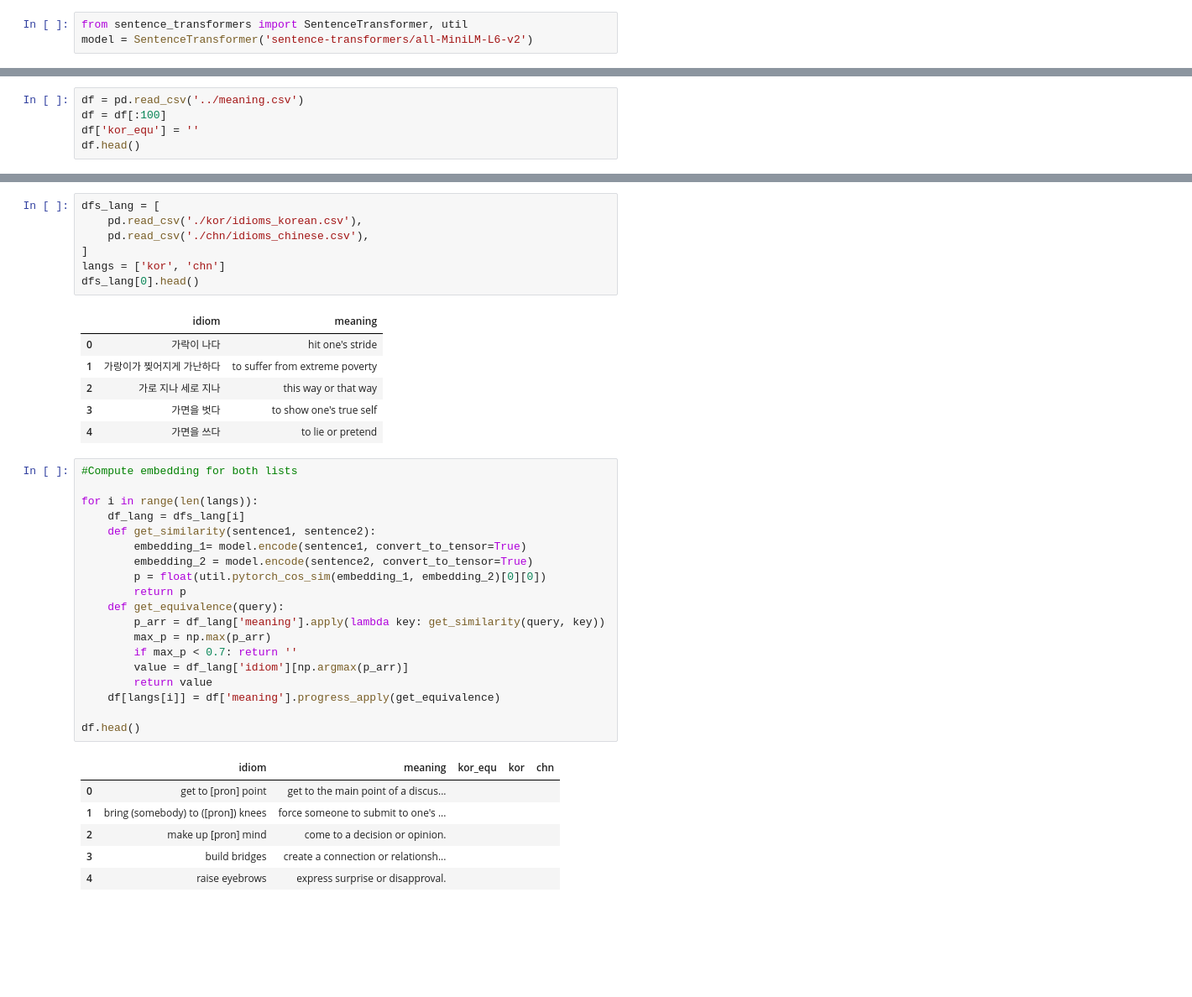
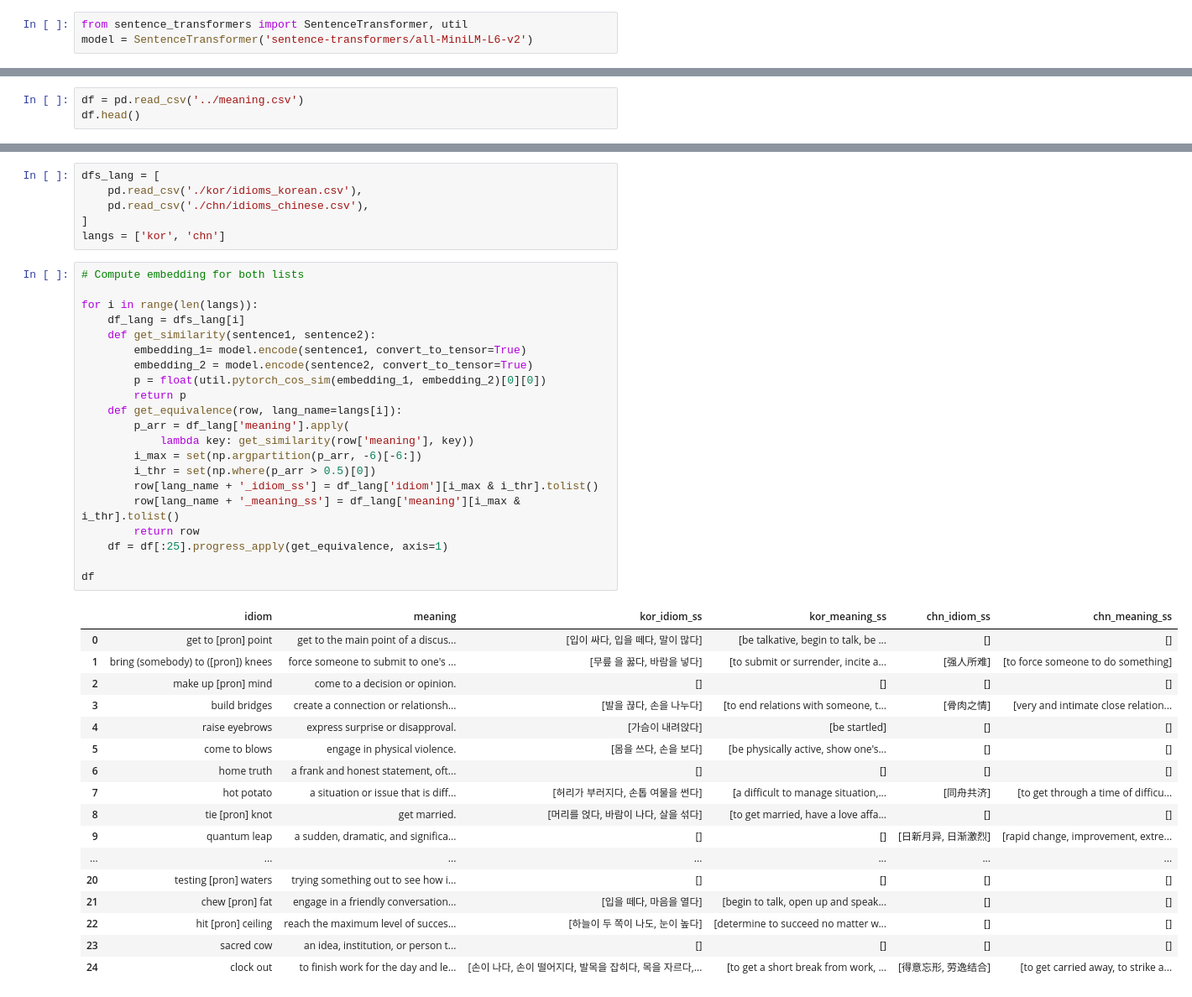
Before and after one commit to jaechan-repo/mt-ambiguity-wip, a Jupyter notebook: multilingual/cosine_simillarity.ipynb, the cells around one changed output, grey strips where cells are left out. Shown: that part at 84% size. Drawn from its saved outputs; the diff is of its cells as text; blank space fills up the shorter version.

```diff
--- a/multilingual/cosine_simillarity.ipynb
+++ b/multilingual/cosine_simillarity.ipynb
@@ -11,6 +13,4 @@ tqdm.pandas()
 # %%
 df = pd.read_csv('../meaning.csv')
-df = df[:100]
-df['kor_equ'] = ''
 df.head()
 # %% [output]
@@ -26,37 +26,42 @@ dfs_lang = [
     pd.read_csv('./chn/idioms_chinese.csv'),
 ]
 langs = ['kor', 'chn']
-dfs_lang[0].head()
-# %% [output]
-|  | idiom | meaning |
-| 0 | 가락이 나다 | hit one's stride |
-| 1 | 가랑이가 찢어지게 가난하다 | to suffer from extreme poverty |
-| 2 | 가로 지나 세로 지나 | this way or that way |
-| 3 | 가면을 벗다 | to show one's true self |
-| 4 | 가면을 쓰다 | to lie or pretend |
 # %%
-#Compute embedding for both lists
+# Compute embedding for both lists
 
 for i in range(len(langs)):
     df_lang = dfs_lang[i]
     def get_similarity(sentence1, sentence2):
         embedding_1= model.encode(sentence1, convert_to_tensor=True)
         embedding_2 = model.encode(sentence2, convert_to_tensor=True)
         p = float(util.pytorch_cos_sim(embedding_1, embedding_2)[0][0])
         return p
-    def get_equivalence(query):
-        p_arr = df_lang['meaning'].apply(lambda key: get_similarity(query, key))
-        max_p = np.max(p_arr)
-        if max_p < 0.7: return ''
-        value = df_lang['idiom'][np.argmax(p_arr)]
-        return value
-    df[langs[i]] = df['meaning'].progress_apply(get_equivalence)
+    def get_equivalence(row, lang_name=langs[i]):
+        p_arr = df_lang['meaning'].apply(
+            lambda key: get_similarity(row['meaning'], key))
+        i_max = set(np.argpartition(p_arr, -6)[-6:])
+        i_thr = set(np.where(p_arr > 0.5)[0])
+        row[lang_name + '_idiom_ss'] = df_lang['idiom'][i_max & i_thr].tolist()
+        row[lang_name + '_meaning_ss'] = df_lang['meaning'][i_max & i_thr].tolist()
+        return row
+    df = df[:25].progress_apply(get_equivalence, axis=1)
 
-df.head()
+df
 # %% [output]
-|  | idiom | meaning | kor_equ | kor | chn |
-| 0 | get to [pron] point | get to the main point of a discus... |  |  |  |
-| 1 | bring (somebody) to ([pron]) knees | force someone to submit to one's ... |  |  |  |
-| 2 | make up [pron] mind | come to a decision or opinion. |  |  |  |
-| 3 | build bridges | create a connection or relationsh... |  |  |  |
-| 4 | raise eyebrows | express surprise or disapproval. |  |  |  |
+|  | idiom | meaning | kor_idiom_ss | kor_meaning_ss | chn_idiom_ss | chn_meaning_ss |
+| 0 | get to [pron] point | get to the main point of a discus... | [입이 싸다, 입을 떼다, 말이 많다] | [be talkative, begin to talk, be ... | [] | [] |
+| 1 | bring (somebody) to ([pron]) knees | force someone to submit to one's ... | [무릎 을 꿇다, 바람을 넣다] | [to submit or surrender, incite a... | [强人所难] | [to force someone to do something] |
+| 2 | make up [pron] mind | come to a decision or opinion. | [] | [] | [] | [] |
+| 3 | build bridges | create a connection or relationsh... | [발을 끊다, 손을 나누다] | [to end relations with someone, t... | [骨肉之情] | [very and intimate close relation... |
+| 4 | raise eyebrows | express surprise or disapproval. | [가슴이 내려앉다] | [be startled] | [] | [] |
+| 5 | come to blows | engage in physical violence. | [몸을 쓰다, 손을 보다] | [be physically active, show one's... | [] | [] |
+| 6 | home truth | a frank and honest statement, oft... | [] | [] | [] | [] |
+| 7 | hot potato | a situation or issue that is diff... | [허리가 부러지다, 손톱 여물을 썬다] | [a difficult to manage situation,... | [同舟共济] | [to get through a time of difficu... |
+| 8 | tie [pron] knot | get married. | [머리를 얹다, 바람이 나다, 살을 섞다] | [to get married, have a love affa... | [] | [] |
+| 9 | quantum leap | a sudden, dramatic, and significa... | [] | [] | [日新月异, 日渐激烈] | [rapid change, improvement, extre... |
+| ... | ... | ... | ... | ... | ... | ... |
+| 20 | testing [pron] waters | trying something out to see how i... | [] | [] | [] | [] |
+| 21 | chew [pron] fat | engage in a friendly conversation... | [입을 떼다, 마음을 열다] | [begin to talk, open up and speak... | [] | [] |
+| 22 | hit [pron] ceiling | reach the maximum level of succes... | [하늘이 두 쪽이 나도, 눈이 높다] | [determine to succeed no matter w... | [] | [] |
+| 23 | sacred cow | an idea, institution, or person t... | [] | [] | [] | [] |
+| 24 | clock out | to finish work for the day and le... | [손이 나다, 손이 떨어지다, 발목을 잡히다, 목을 자르다,... | [to get a short break from work, ... | [得意忘形, 劳逸结合] | [to get carried away, to strike a... |
```
Also changed, not shown: parts of 4 cells of this notebook, 26 other files.
